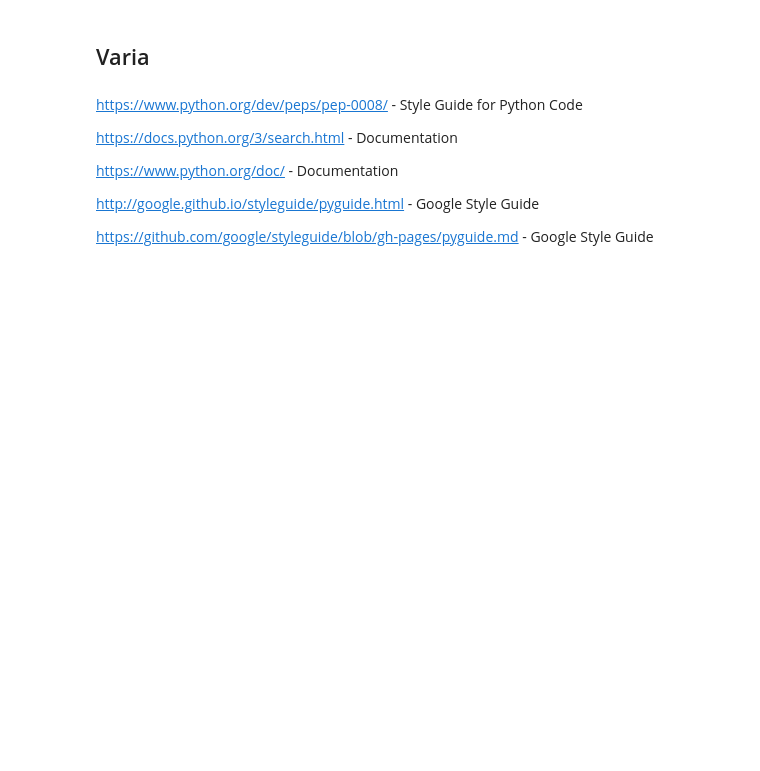
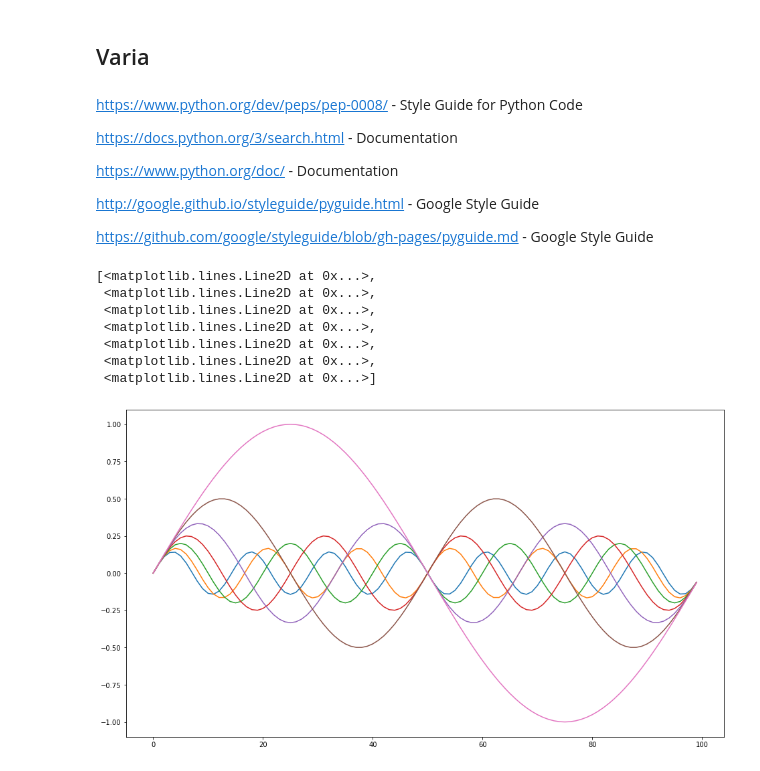
Before and after one commit to tetov/MAS-1920, a Jupyter notebook: T1/01_python_basics/01_python_basics.ipynb, the cells around one changed output. Cells and saved outputs as stored; diff of their text form; code cells hidden in the pictures; blank space fills up the shorter version.

```diff
--- a/T1/01_python_basics/01_python_basics.ipynb
+++ b/T1/01_python_basics/01_python_basics.ipynb
@@ -121,3 +140,29 @@ https://www.python.org/doc/ - Documentation
 http://google.github.io/styleguide/pyguide.html - Google Style Guide
 
 https://github.com/google/styleguide/blob/gh-pages/pyguide.md - Google Style Guide
+# %%
+# day 2
+
+import math as m
+import matplotlib.pyplot as plt
+
+waves = []
+
+freq_mod = 100
+
+for i in range(7):
+    waves.append([m.sin((i+1) * j * m.pi / 50) / (i+1) for j in range(freq_mod)])
+
+plt.figure(figsize = (16,9))
+plt.plot(list(zip(*waves[::-1]))) # flip matrix, just a fancy way of doing commented for loop below
+# for wave in waves:
+#     plt.plot(wave)
+# %% [output]
+[<matplotlib.lines.Line2D at 0x...>,
+ <matplotlib.lines.Line2D at 0x...>,
+ <matplotlib.lines.Line2D at 0x...>,
+ <matplotlib.lines.Line2D at 0x...>,
+ <matplotlib.lines.Line2D at 0x...>,
+ <matplotlib.lines.Line2D at 0x...>,
+ <matplotlib.lines.Line2D at 0x...>]
+[figure, added]
```
Also changed, not shown: parts of 2 cells of this notebook.
